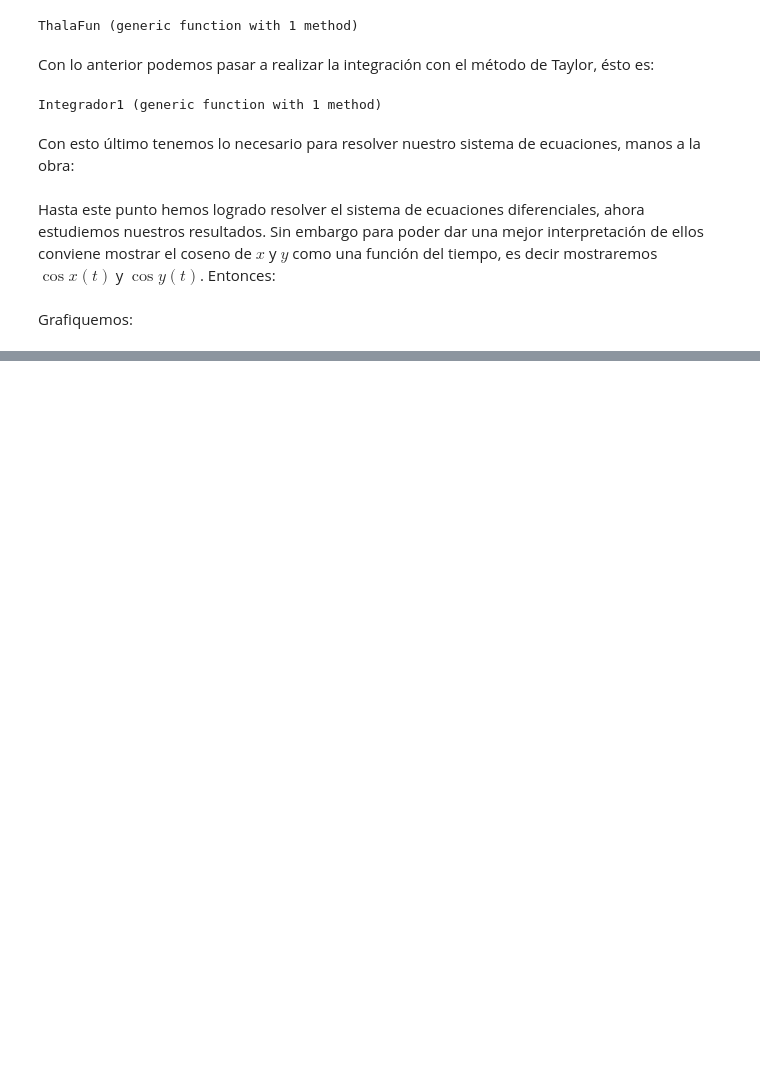
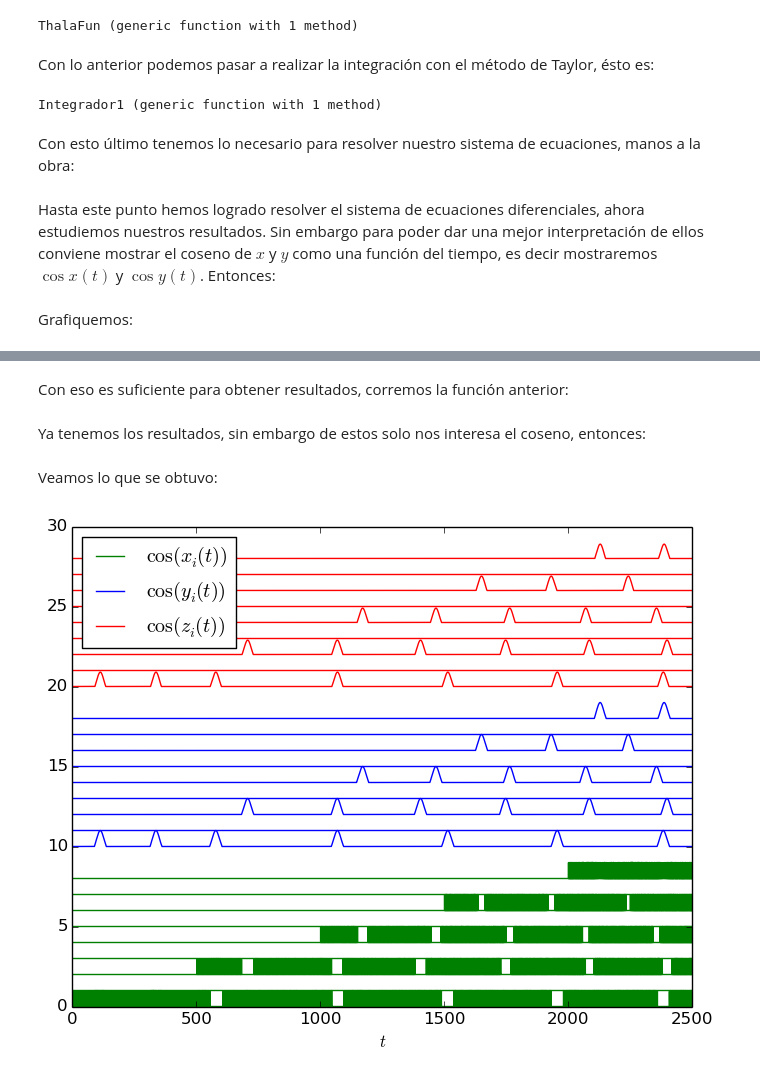
Before and after one commit to Oscarhg42/Neural-Systems, a Jupyter notebook: Circuitos.ipynb, the cells around one changed output, grey strips where cells are left out. Cells and saved outputs as stored; diff of their text form; code cells hidden in the pictures; blank space fills up the shorter version.

```diff
--- a/Circuitos.ipynb
+++ b/Circuitos.ipynb
@@ -189,0 +247,3 @@ En base a lo anterior, se puede proponer que el cerebro enfoca la atención en l
+# %%
+# Arreglo de condiciones iniciales.
+CondTC = [-π,-π,-π,-π,-π,-π,-π,-π,-π,-π,-π,-π,-π,-π,-π,-π,-π,-π,-π,-π,-π,-π,-π,-π,-π,-π,-π];
@@ -189,0 +252,6 @@ En base a lo anterior, se puede proponer que el cerebro enfoca la atención en l
+# %%
+# Función d: determina la parte positiva de una función.
+function d{T<:Real}(x::Taylor1{T}) # La función pide un Taylor
+    res=(x+((x^2)^0.5))/2.0
+    return res
+end
@@ -189,0 +262,7 @@ En base a lo anterior, se puede proponer que el cerebro enfoca la atención en l
+# %%
+# Función tanh1: Determina la tanh para un Taylor
+function tanh1{T<:Real}(x::Taylor1{T}) # La función pide un Taylor
+    ap1 = exp(2.0*(x))
+    res1 = (ap1-1.0)/(ap1+1.0)
+    return res1
+end
@@ -189,0 +538,6 @@ En base a lo anterior, se puede proponer que el cerebro enfoca la atención en l
+# %% [markdown]
+Con eso es suficiente para obtener resultados, corremos la función anterior:
+# %%
+resT,resX1,resY1,resZ1,resX2,resY2,resZ2,resX3,resY3,resZ3,resX4,resY4,resZ4,resX5,resY5,resZ5,resX6,resY6,resZ6,resX7,resY7,resZ7,resX8,resY8,resZ8,resX9,resY9,resZ9 = Integrador2(CondTC, 2500.0, ThalaFunCom, 10.0^(-10), 20);
+# %% [markdown]
+Ya tenemos los resultados, sin embargo de estos solo nos interesa el coseno, entonces:
@@ -189,0 +601,36 @@ En base a lo anterior, se puede proponer que el cerebro enfoca la atención en l
+# %% [markdown]
+Veamos lo que se obtuvo:
+# %%
+plot(resT,cosX1,color="green")
+plot(resT,cosX2,color="green")
+plot(resT,cosX3,color="green")
+plot(resT,cosX4,color="green")
+plot(resT,cosX5,color="green")
+plot(resT,cosX6,color="green")
+plot(resT,cosX7,color="green")
+plot(resT,cosX8,color="green")
+plot(resT,cosX9,color="green",label=L"$\cos(x_{i}(t))$")
+plot(resT,cosY1,color="blue")
+plot(resT,cosY2,color="blue")
+plot(resT,cosY3,color="blue")
+plot(resT,cosY4,color="blue")
+plot(resT,cosY5,color="blue")
+plot(resT,cosY6,color="blue")
+plot(resT,cosY7,color="blue")
+plot(resT,cosY8,color="blue")
+plot(resT,cosY9,color="blue",label=L"$\cos(y_{i}(t))$")
+plot(resT,cosZ1,color="red")
+plot(resT,cosZ2,color="red")
+plot(resT,cosZ3,color="red")
+plot(resT,cosZ4,color="red")
+plot(resT,cosZ5,color="red")
+plot(resT,cosZ6,color="red")
+plot(resT,cosZ7,color="red")
+plot(resT,cosZ8,color="red")
+plot(resT,cosZ9,color="red",label=L"$\cos(z_{i}(t))$")
+legend(loc=2)
+xlabel(L"$t$")
+xlim([0.0,2500.0])
+show()
+# %% [output]
+[figure, added]
```
Also changed, not shown: parts of 23 cells of this notebook.
